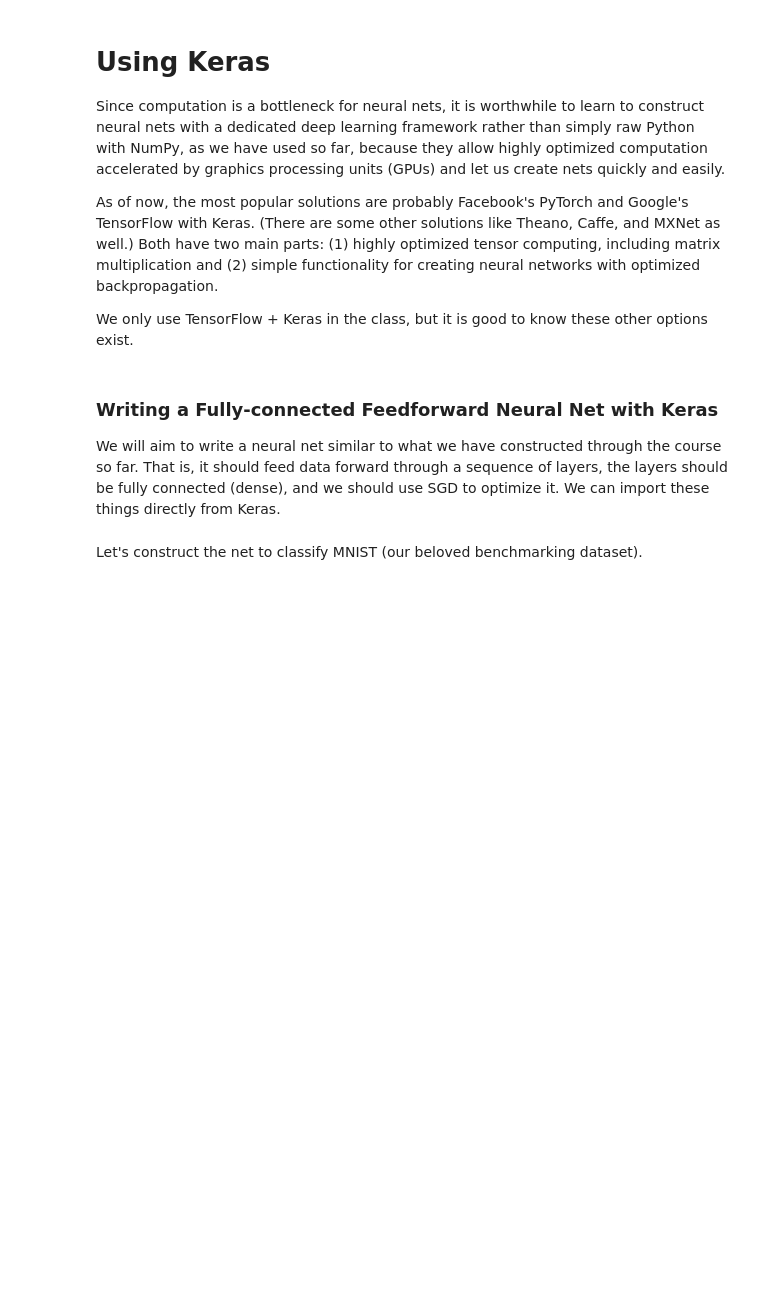
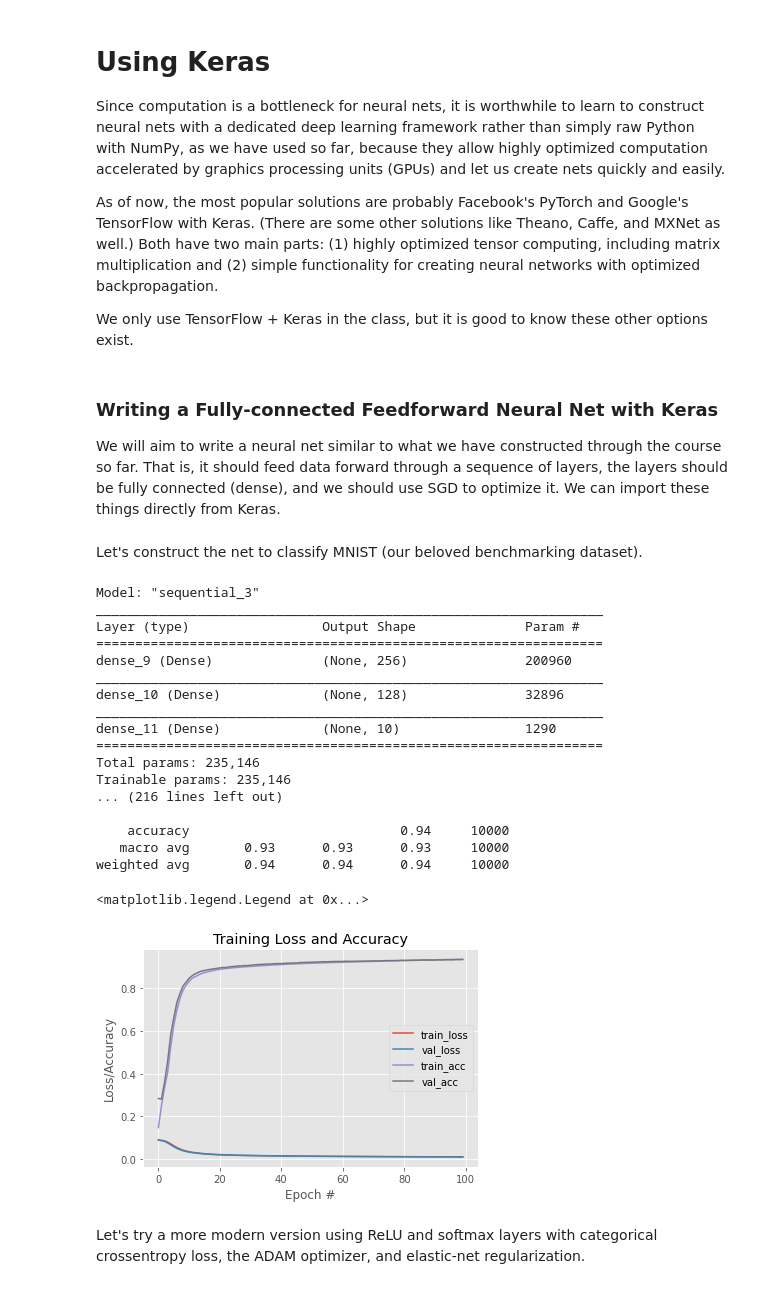
Before and after one commit to rtwhite1546/Fall-2020-Neural-Networks, a Jupyter notebook: Week-8/Week-8-Keras.ipynb, the cells around one changed output. Cells and saved outputs as stored; diff of their text form; code cells hidden in the pictures; blank space fills up the shorter version.

```diff
--- a/Week-8/Week-8-Keras-and-Convolutions.ipynb
+++ b/Week-8/Week-8-Keras.ipynb
@@ -25,5 +29,82 @@ from sklearn.preprocessing import LabelBinarizer
 # %% [markdown]
 Let's construct the net to classify MNIST (our beloved benchmarking dataset).
+# %%
+# Create a feedforward neural net
+model = Sequential()
+
+# Create the layers
+model.add(Dense(256, activation = "sigmoid", input_shape=(784,))) # hidden layer 1
+model.add(Dense(128, activation = "sigmoid")) # hidden layer 2
+model.add(Dense(10, activation = "sigmoid")) # output layer
+
+model.compile(loss = "mean_squared_error", optimizer = SGD(0.5), metrics = ["accuracy"])
+
+model.build()
+model.summary()
+
+plot_model(model, to_file='model_plot.png', show_shapes=True, show_layer_names=True)
+
+### CLASSIFY MNIST PICTURES
+
+# create a dataset of 1000 MNIST images, reshaped as single vectors, and labels
+
+((trainX, trainY), (testX, testY)) = mnist.load_data()
+
+trainX = trainX.reshape((trainX.shape[0], 28 * 28 * 1))
+testX = testX.reshape((testX.shape[0], 28 * 28 * 1))
+
+trainX = trainX/255.0
+testX = testX/255.0
+
+lb = LabelBinarizer()
+trainY = lb.fit_transform(trainY)
+testY = lb.transform(testY)
+
+# fit the model to the training data
+maxEpoch = 100
+H = model.fit(trainX, trainY, validation_data=(testX, testY), epochs = maxEpoch, batch_size = 128)
+
+print("Validation accuracy")
+testY = LabelBinarizer().fit_transform(testY)
+predictedY = model.predict(testX, batch_size = 128)
+predictedY = predictedY.argmax(axis=1)
+testY = testY.argmax(axis=1)
+
+print(classification_report(testY, predictedY))
+
+# plot the training loss and accuracy
+plt.style.use("ggplot")
+plt.figure()
+plt.plot(np.arange(0, maxEpoch), H.history["loss"], label="train_loss")
+plt.plot(np.arange(0, maxEpoch), H.history["val_loss"], label="val_loss")
+plt.plot(np.arange(0, maxEpoch), H.history["accuracy"], label="train_acc")
+plt.plot(np.arange(0, maxEpoch), H.history["val_accuracy"], label="val_acc")
+plt.title("Training Loss and Accuracy")
+plt.xlabel("Epoch #")
+plt.ylabel("Loss/Accuracy")
+plt.legend()
+# %% [output]
+Model: "sequential_3"
+_________________________________________________________________
+Layer (type)                 Output Shape              Param #
+=================================================================
+dense_9 (Dense)              (None, 256)               200960
+_________________________________________________________________
+dense_10 (Dense)             (None, 128)               32896
+_________________________________________________________________
+dense_11 (Dense)             (None, 10)                1290
+=================================================================
+Total params: 235,146
+Trainable params: 235,146
+... (216 lines left out)
+
+    accuracy                           0.94     10000
+   macro avg       0.93      0.93      0.93     10000
+weighted avg       0.94      0.94      0.94     10000
+<matplotlib.legend.Legend at 0x...>
+[figure, added]
+# %% [markdown]
+Let's try a more modern version using ReLU and softmax layers with categorical crossentropy loss, the ADAM optimizer, and elastic-net regularization.
 # %%
 # Create a feedforward neural net
 model = Sequential()
```
Also changed, not shown: parts of 14 cells of this notebook, 1 other file.
